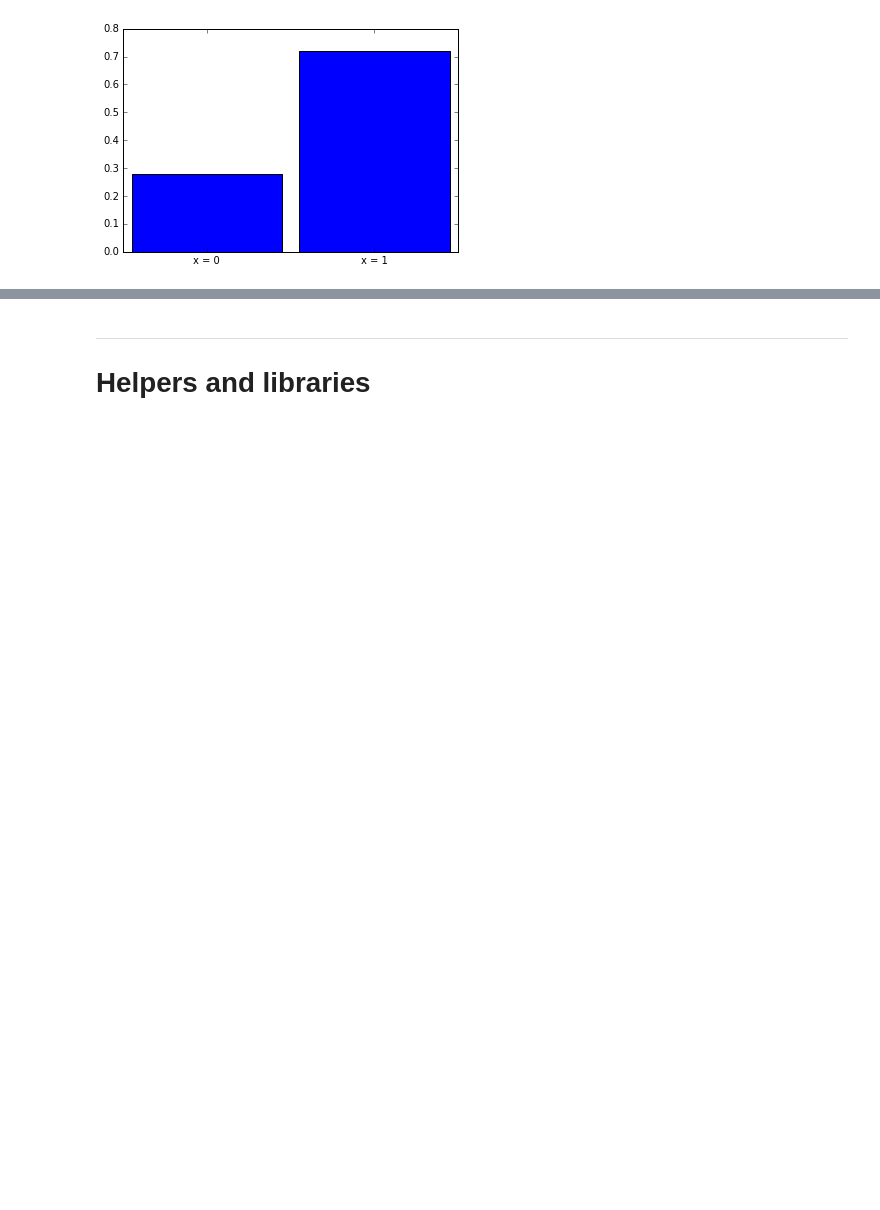
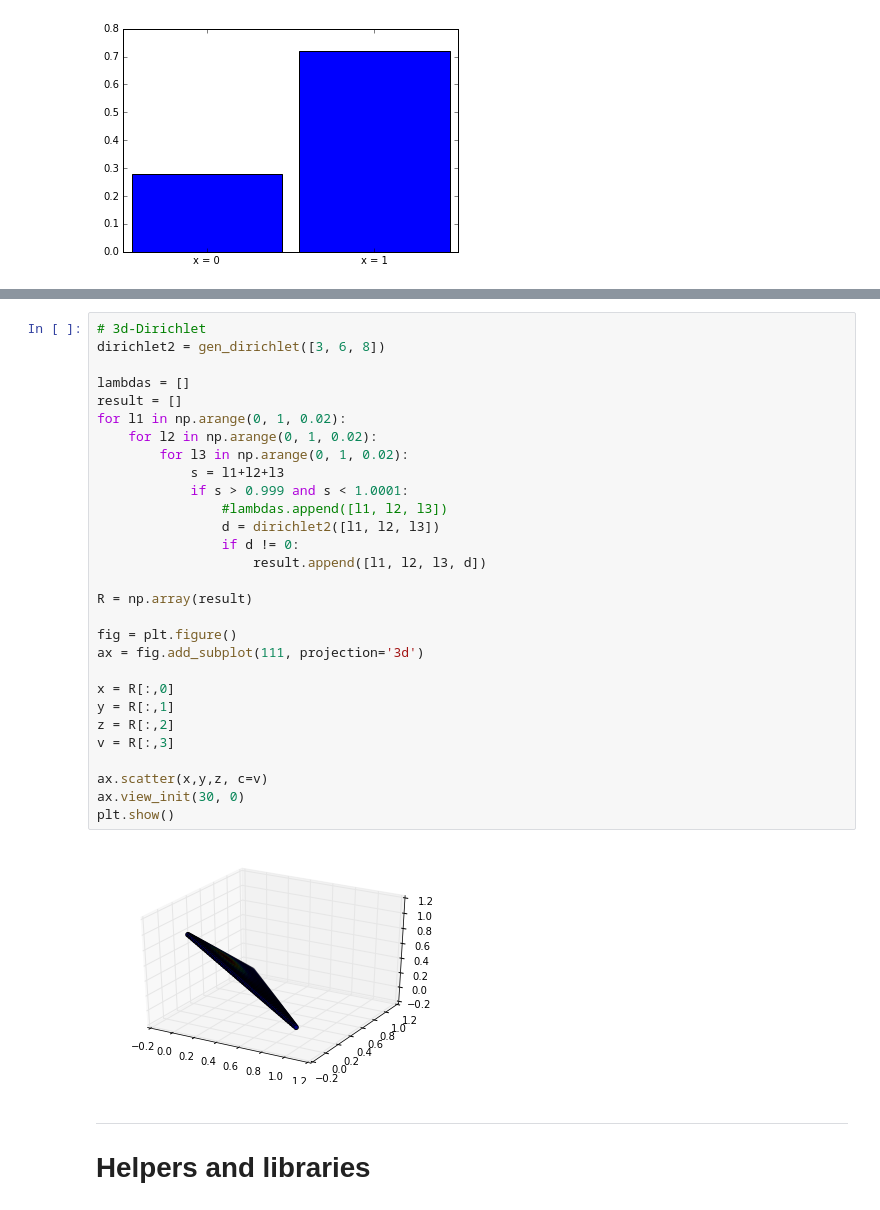
Before and after one commit to justayak/playground, a Jupyter notebook: computer_vision/probability.ipynb, the cells around one changed output, grey strips where cells are left out. Drawn from its saved outputs; the diff is of its cells as text; blank space fills up the shorter version.

```diff
--- a/computer_vision/probability.ipynb
+++ b/computer_vision/probability.ipynb
@@ -140,3 +186,34 @@ plt.show()
+# %%
+# 3d-Dirichlet
+dirichlet2 = gen_dirichlet([3, 6, 8])
+
+lambdas = []
+result = []
+for l1 in np.arange(0, 1, 0.02):
+    for l2 in np.arange(0, 1, 0.02):
+        for l3 in np.arange(0, 1, 0.02):
+            s = l1+l2+l3
+            if s > 0.999 and s < 1.0001:
+                #lambdas.append([l1, l2, l3])
+                d = dirichlet2([l1, l2, l3])
+                if d != 0:
+                    result.append([l1, l2, l3, d])
+
+R = np.array(result)
+
+fig = plt.figure()
+ax = fig.add_subplot(111, projection='3d')
+
+x = R[:,0]
+y = R[:,1]
+z = R[:,2]
+v = R[:,3]
+
+ax.scatter(x,y,z, c=v)
+ax.view_init(30, 0)
+plt.show()
+# %% [output]
+[figure, added]
 # %% [markdown]
 ---
 # Helpers and libraries
```
Also changed, not shown: parts of 6 cells of this notebook.
